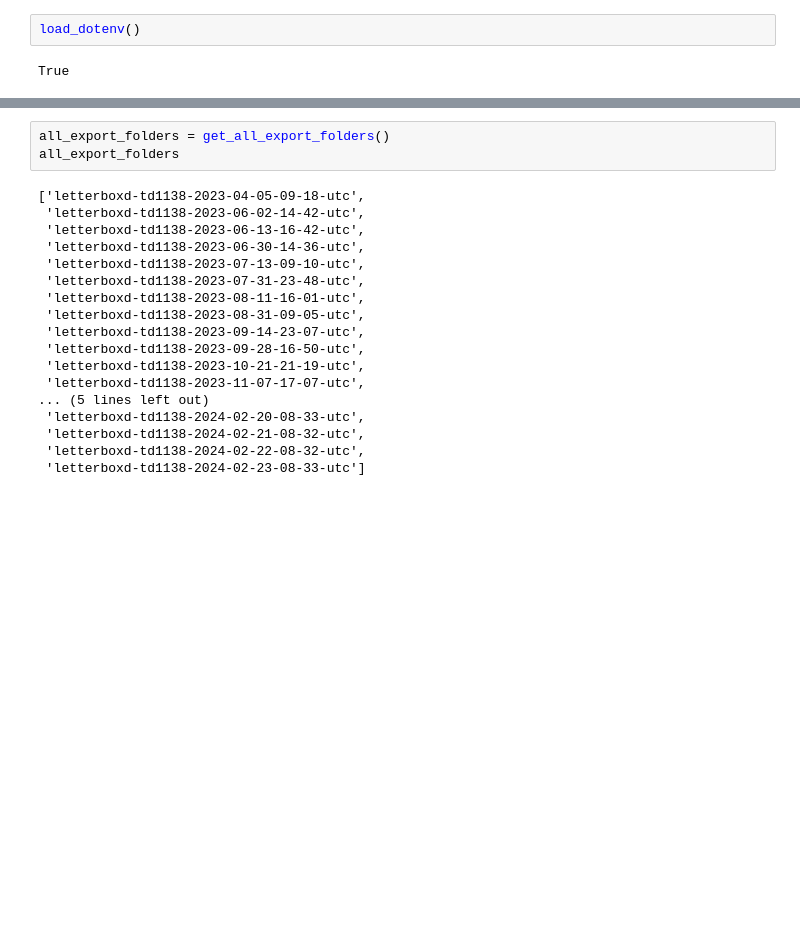
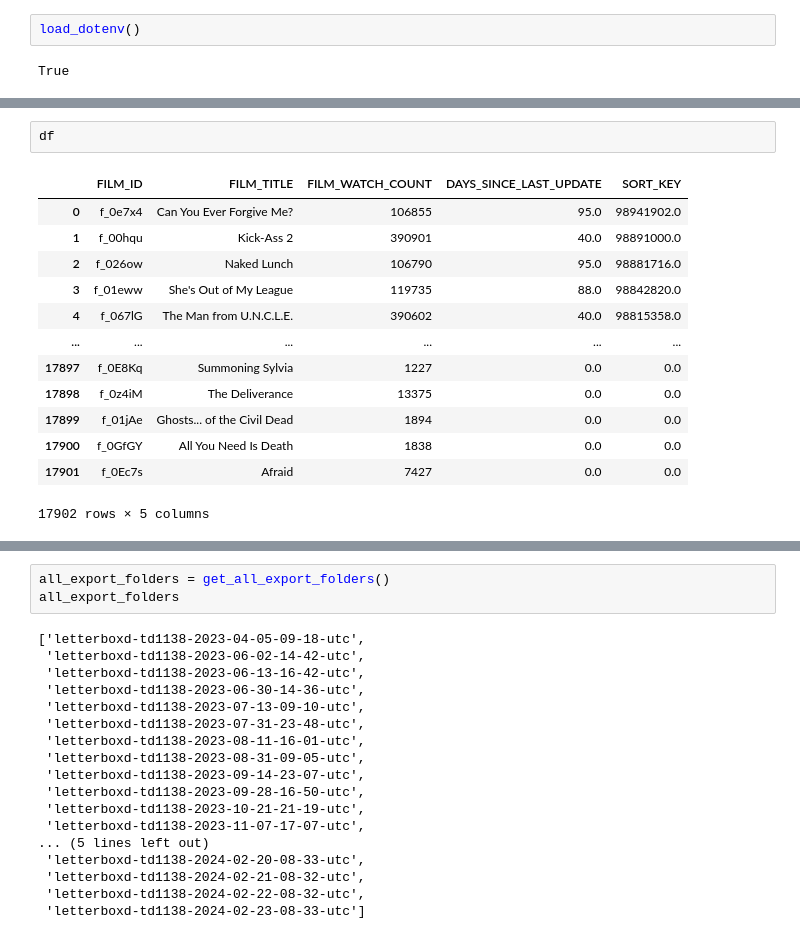
Before and after one commit to TD1138/letterboxd-app, a Jupyter notebook: lib/notebooks/GeneralTesting.ipynb, the cells around one changed output, grey strips where cells are left out. Saved outputs shown, nothing was run; the diff lists cells and outputs as text; blank space fills up the shorter version.

```diff
--- a/lib/notebooks/GeneralTesting.ipynb
+++ b/lib/notebooks/GeneralTesting.ipynb
@@ -11,0 +126,16 @@ True
+# %%
+df
+# %% [output]
+|  | FILM_ID | FILM_TITLE | FILM_WATCH_COUNT | DAYS_SINCE_LAST_UPDATE | SORT_KEY |
+| 0 | f_0e7x4 | Can You Ever Forgive Me? | 106855 | 95.0 | 98941902.0 |
+| 1 | f_00hqu | Kick-Ass 2 | 390901 | 40.0 | 98891000.0 |
+| 2 | f_026ow | Naked Lunch | 106790 | 95.0 | 98881716.0 |
+| 3 | f_01eww | She's Out of My League | 119735 | 88.0 | 98842820.0 |
+| 4 | f_067lG | The Man from U.N.C.L.E. | 390602 | 40.0 | 98815358.0 |
+| ... | ... | ... | ... | ... | ... |
+| 17897 | f_0E8Kq | Summoning Sylvia | 1227 | 0.0 | 0.0 |
+| 17898 | f_0z4iM | The Deliverance | 13375 | 0.0 | 0.0 |
+| 17899 | f_01jAe | Ghosts... of the Civil Dead | 1894 | 0.0 | 0.0 |
+| 17900 | f_0GfGY | All You Need Is Death | 1838 | 0.0 | 0.0 |
+| 17901 | f_0Ec7s | Afraid | 7427 | 0.0 | 0.0 |
+17902 rows × 5 columns
```
Also changed, not shown: parts of 11 cells of this notebook, 4 other files.
